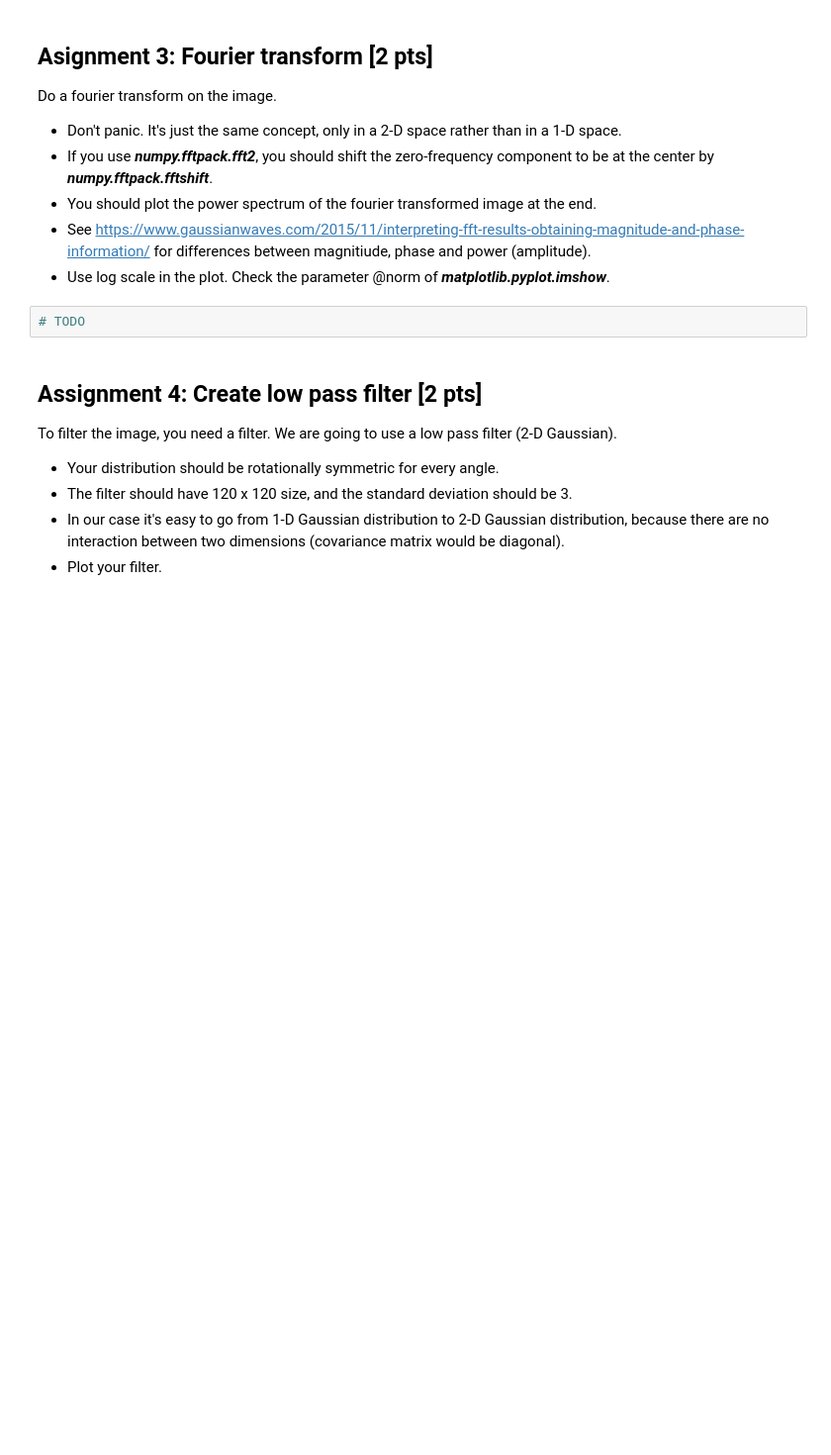
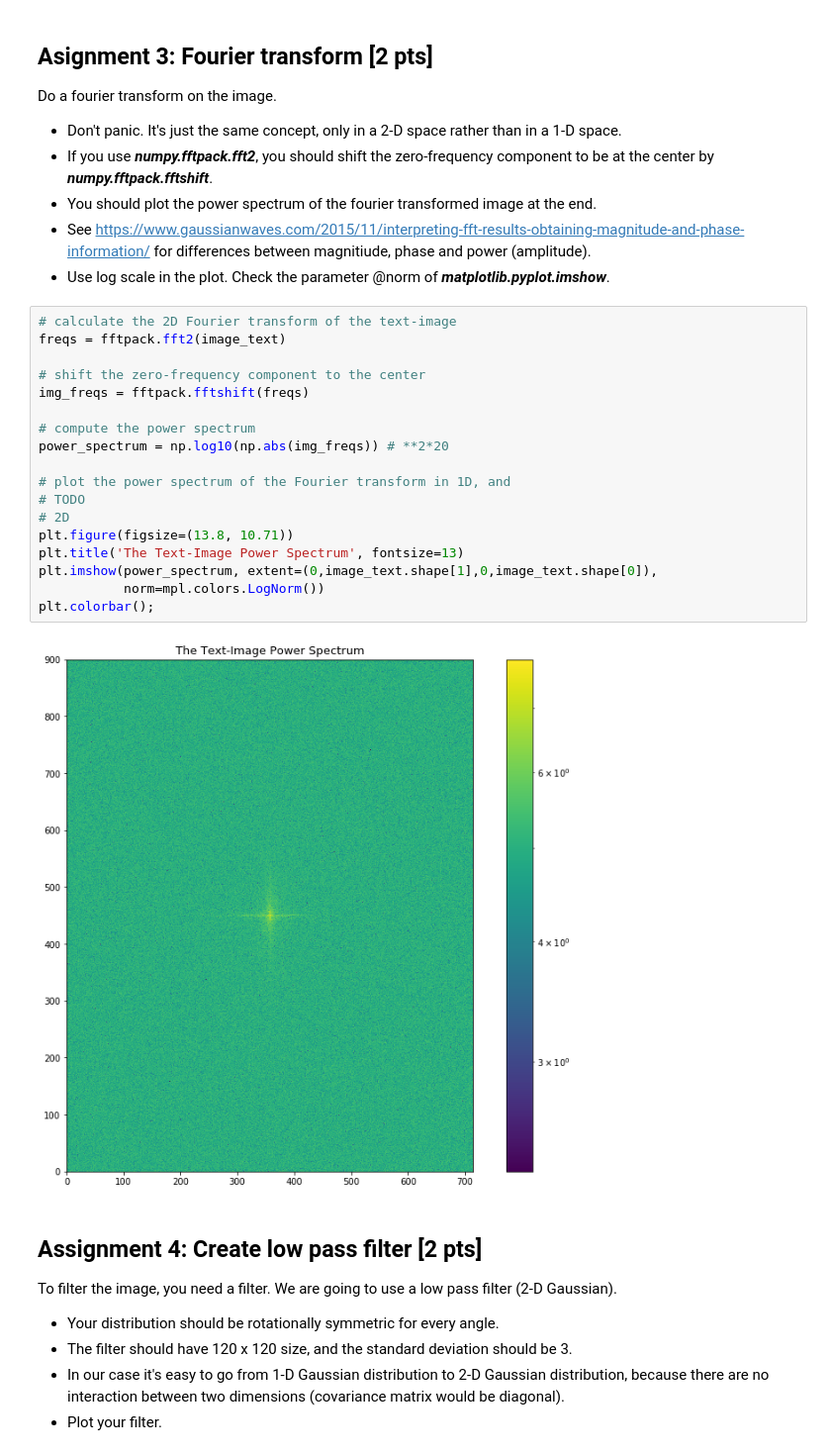
Before and after one commit to NBP-ACC/week-9-acc_01, a Jupyter notebook: sheet07.ipynb, the cells around one changed output. Shown at 99% size. Saved outputs shown, nothing was run; the diff lists cells and outputs as text; blank space fills up the shorter version.

```diff
--- a/sheet07.ipynb
+++ b/sheet07.ipynb
@@ -157,8 +156,26 @@ Do a fourier transform on the image.
 - You should plot the power spectrum of the fourier transformed image at the end.
 - See https://www.gaussianwaves.com/2015/11/interpreting-fft-results-obtaining-magnitude-and-phase-information/ for differences between magnitiude, phase and power (amplitude).
 - Use log scale in the plot. Check the parameter @norm of ***matplotlib.pyplot.imshow***.
-# %%
-# TODO
+# %%
+# calculate the 2D Fourier transform of the text-image
+freqs = fftpack.fft2(image_text)
+
+# shift the zero-frequency component to the center
+img_freqs = fftpack.fftshift(freqs)
+
+# compute the power spectrum
+power_spectrum = np.log10(np.abs(img_freqs)) # **2*20
+
+# plot the power spectrum of the Fourier transform in 1D, and
+# TODO
+# 2D
+plt.figure(figsize=(13.8, 10.71))
+plt.title('The Text-Image Power Spectrum', fontsize=13)
+plt.imshow(power_spectrum, extent=(0,image_text.shape[1],0,image_text.shape[0]),
+           norm=mpl.colors.LogNorm())
+plt.colorbar();
+# %% [output]
+[figure, added]
 # %% [markdown]
 ## Assignment 4: Create low pass filter [2 pts]
 To filter the image, you need a filter. We are going to use a low pass filter (2-D Gaussian).
```
Also changed, not shown: parts of 12 cells of this notebook.
